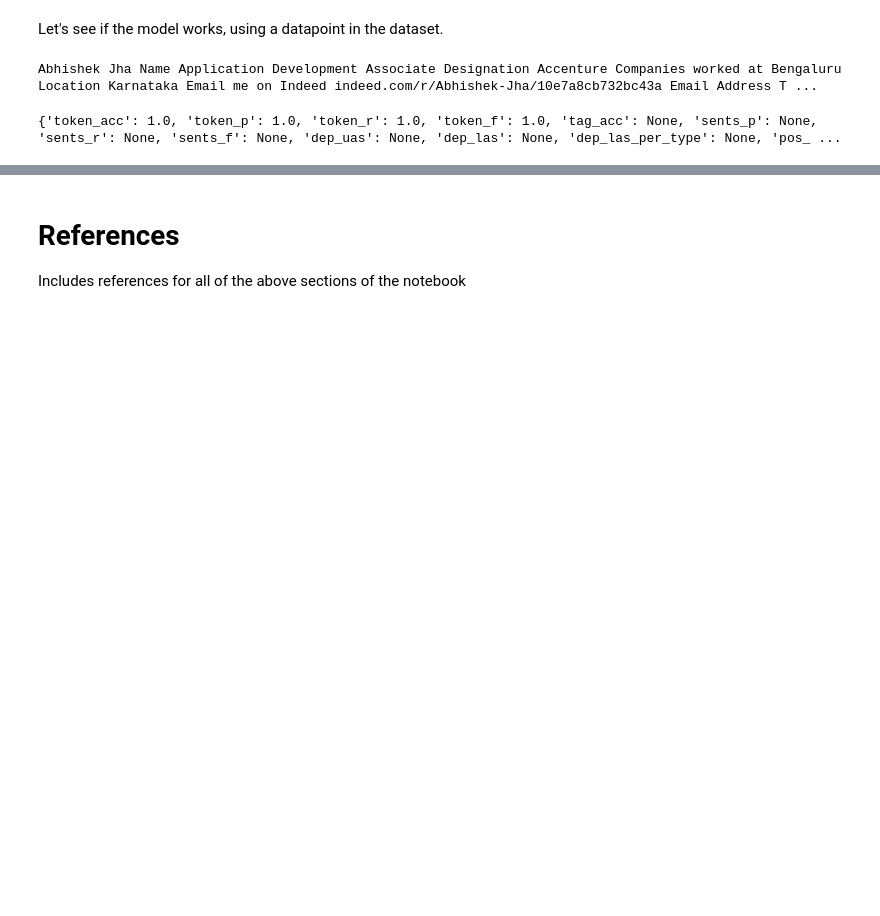
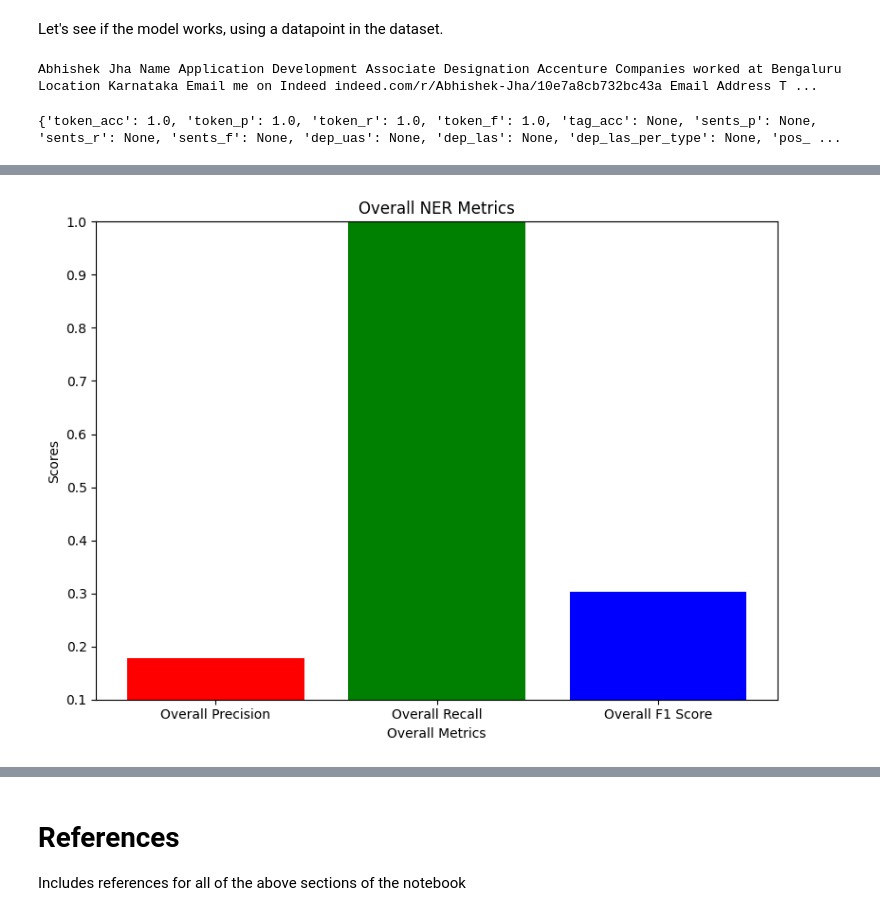
Before and after one commit to RumethR/Resume-Ner, a Jupyter notebook: Cw1_w1809911_RumethRandombage.ipynb, the cells around one changed output, grey strips where cells are left out. Cells and saved outputs as stored; diff of their text form; code cells hidden in the pictures; blank space fills up the shorter version.

```diff
--- a/Cw1_w1809911_RumethRandombage.ipynb
+++ b/Cw1_w1809911_RumethRandombage.ipynb
@@ -491,0 +509,24 @@ PART D: Testing
+# %%
+import matplotlib.pyplot as plt
+import numpy as np
+
+overall_precision = scores["ents_p"]
+overall_recall = scores["ents_r"]
+overall_f1 = scores["ents_f"]
+
+overall_metrics = ['Overall Precision', 'Overall Recall', 'Overall F1 Score']
+overall_scores = [overall_precision, overall_recall, overall_f1]
+
+plt.figure(figsize=(8, 6))
+
+plt.bar(overall_metrics, overall_scores, color=['red', 'green', 'blue'])
+
+plt.xlabel('Overall Metrics')
+plt.ylabel('Scores')
+plt.title('Overall NER Metrics')
+plt.ylim(0.1, 1.0)  # Adjust the y-axis limits if needed
+plt.tight_layout()
+
+plt.show()
+# %% [output]
+[figure, added]
```
Also changed, not shown: parts of 29 cells of this notebook.
